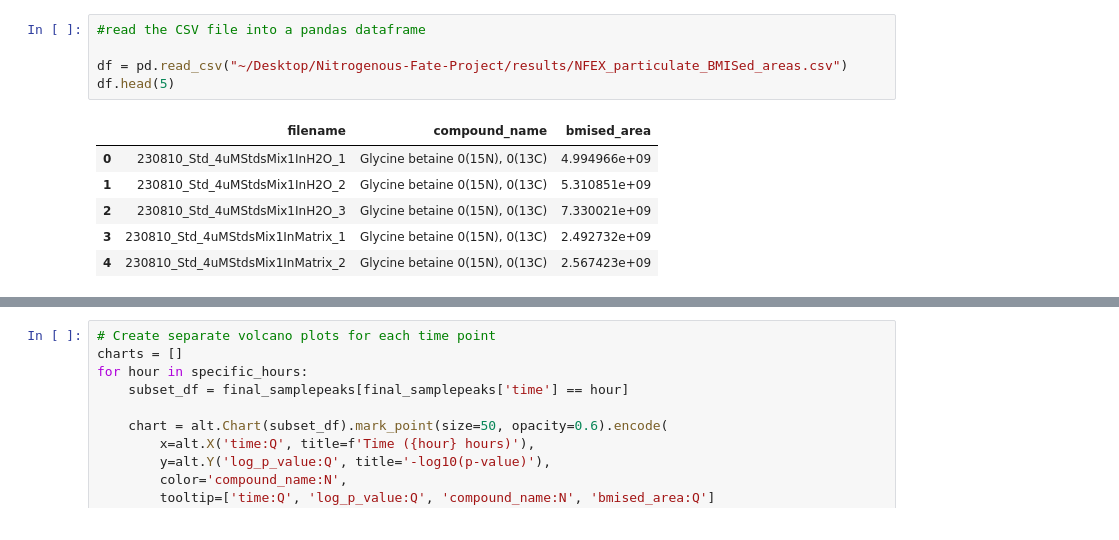
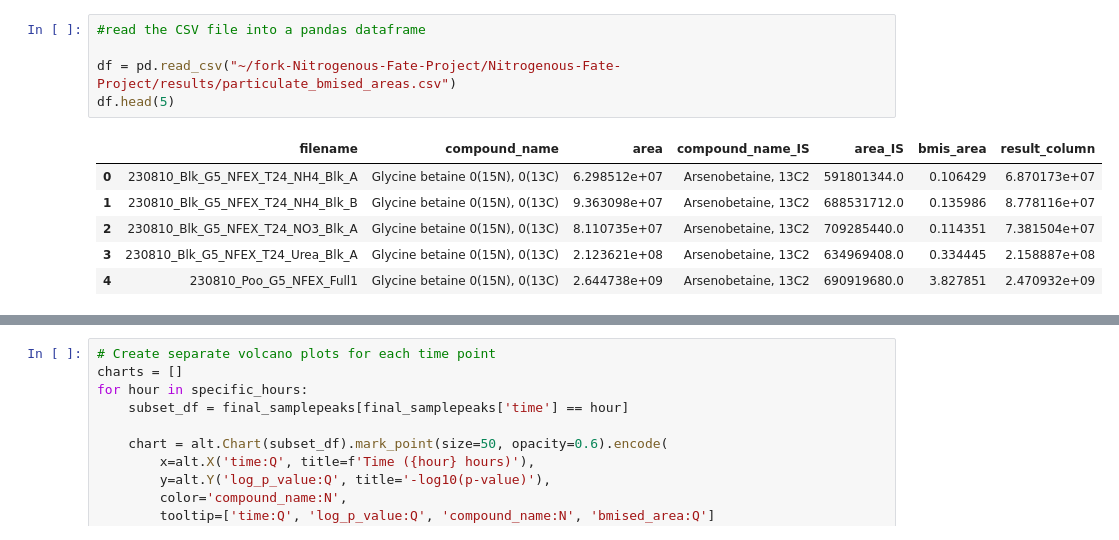
Before and after one commit to CSE-583-Nitrogenous-Fate/Nitrogenous-Fate-Project, a Jupyter notebook: nfex/pre-lim_visualization.ipynb, the cells around one changed output, grey strips where cells are left out. Saved outputs shown, nothing was run; the diff lists cells and outputs as text.

```diff
--- a/nfex/pre-lim_visualization.ipynb
+++ b/nfex/pre-lim_visualization.ipynb
@@ -9,15 +7,15 @@ ModuleNotFoundError: No module named 'altair'
 # %%
 #read the CSV file into a pandas dataframe
 
-df = pd.read_csv("~/Desktop/Nitrogenous-Fate-Project/results/NFEX_particulate_BMISed_areas.csv")
+df = pd.read_csv("~/fork-Nitrogenous-Fate-Project/Nitrogenous-Fate-Project/results/particulate_bmised_areas.csv")
 df.head(5)
 # %% [output]
-|  | filename | compound_name | bmised_area |
-| 0 | 230810_Std_4uMStdsMix1InH2O_1 | Glycine betaine 0(15N), 0(13C) | 4.994966e+09 |
-| 1 | 230810_Std_4uMStdsMix1InH2O_2 | Glycine betaine 0(15N), 0(13C) | 5.310851e+09 |
-| 2 | 230810_Std_4uMStdsMix1InH2O_3 | Glycine betaine 0(15N), 0(13C) | 7.330021e+09 |
-| 3 | 230810_Std_4uMStdsMix1InMatrix_1 | Glycine betaine 0(15N), 0(13C) | 2.492732e+09 |
-| 4 | 230810_Std_4uMStdsMix1InMatrix_2 | Glycine betaine 0(15N), 0(13C) | 2.567423e+09 |
+|  | filename | compound_name | area | compound_name_IS | area_IS | bmis_area | result_column |
+| 0 | 230810_Blk_G5_NFEX_T24_NH4_Blk_A | Glycine betaine 0(15N), 0(13C) | 6.298512e+07 | Arsenobetaine, 13C2 | 591801344.0 | 0.106429 | 6.870173e+07 |
+| 1 | 230810_Blk_G5_NFEX_T24_NH4_Blk_B | Glycine betaine 0(15N), 0(13C) | 9.363098e+07 | Arsenobetaine, 13C2 | 688531712.0 | 0.135986 | 8.778116e+07 |
+| 2 | 230810_Blk_G5_NFEX_T24_NO3_Blk_A | Glycine betaine 0(15N), 0(13C) | 8.110735e+07 | Arsenobetaine, 13C2 | 709285440.0 | 0.114351 | 7.381504e+07 |
+| 3 | 230810_Blk_G5_NFEX_T24_Urea_Blk_A | Glycine betaine 0(15N), 0(13C) | 2.123621e+08 | Arsenobetaine, 13C2 | 634969408.0 | 0.334445 | 2.158887e+08 |
+| 4 | 230810_Poo_G5_NFEX_Full1 | Glycine betaine 0(15N), 0(13C) | 2.644738e+09 | Arsenobetaine, 13C2 | 690919680.0 | 3.827851 | 2.470932e+09 |
 # %%
 # Filtering and data transformation
 final_samplepeaks = df[df['filename'].str.startswith("230810_Smp_G5_NFEX_T")].copy()  # Make a copy
```
Also changed, not shown: parts of 10 cells of this notebook, 1 other file.
